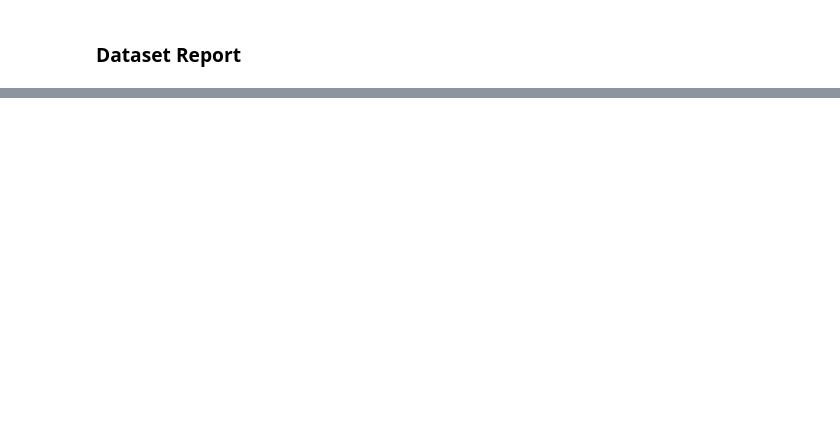
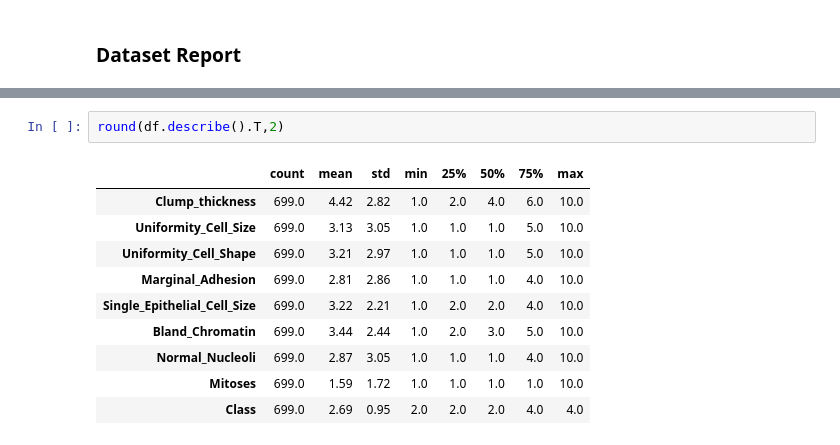
Before and after one commit to Sargundeep/ML_Cheat_Sheet, a Jupyter notebook: KNN Classifier/KNN.ipynb, the cells around one changed output, grey strips where cells are left out. Cells and saved outputs as stored; diff of their text form; blank space fills up the shorter version.

```diff
--- a/KNN Classifier/KNN.ipynb
+++ b/KNN Classifier/KNN.ipynb
@@ -70,0 +110,13 @@ ProfileReport(df, title='Wine Quality Dataset Report', minimal=True, progress_ba
+# %%
+round(df.describe().T,2)
+# %% [output]
+|  | count | mean | std | min | 25% | 50% | 75% | max |
+| Clump_thickness | 699.0 | 4.42 | 2.82 | 1.0 | 2.0 | 4.0 | 6.0 | 10.0 |
+| Uniformity_Cell_Size | 699.0 | 3.13 | 3.05 | 1.0 | 1.0 | 1.0 | 5.0 | 10.0 |
+| Uniformity_Cell_Shape | 699.0 | 3.21 | 2.97 | 1.0 | 1.0 | 1.0 | 5.0 | 10.0 |
+| Marginal_Adhesion | 699.0 | 2.81 | 2.86 | 1.0 | 1.0 | 1.0 | 4.0 | 10.0 |
+| Single_Epithelial_Cell_Size | 699.0 | 3.22 | 2.21 | 1.0 | 2.0 | 2.0 | 4.0 | 10.0 |
+| Bland_Chromatin | 699.0 | 3.44 | 2.44 | 1.0 | 2.0 | 3.0 | 5.0 | 10.0 |
+| Normal_Nucleoli | 699.0 | 2.87 | 3.05 | 1.0 | 1.0 | 1.0 | 4.0 | 10.0 |
+| Mitoses | 699.0 | 1.59 | 1.72 | 1.0 | 1.0 | 1.0 | 1.0 | 10.0 |
+| Class | 699.0 | 2.69 | 0.95 | 2.0 | 2.0 | 2.0 | 4.0 | 4.0 |
```
Also changed, not shown: parts of 77 cells of this notebook.
